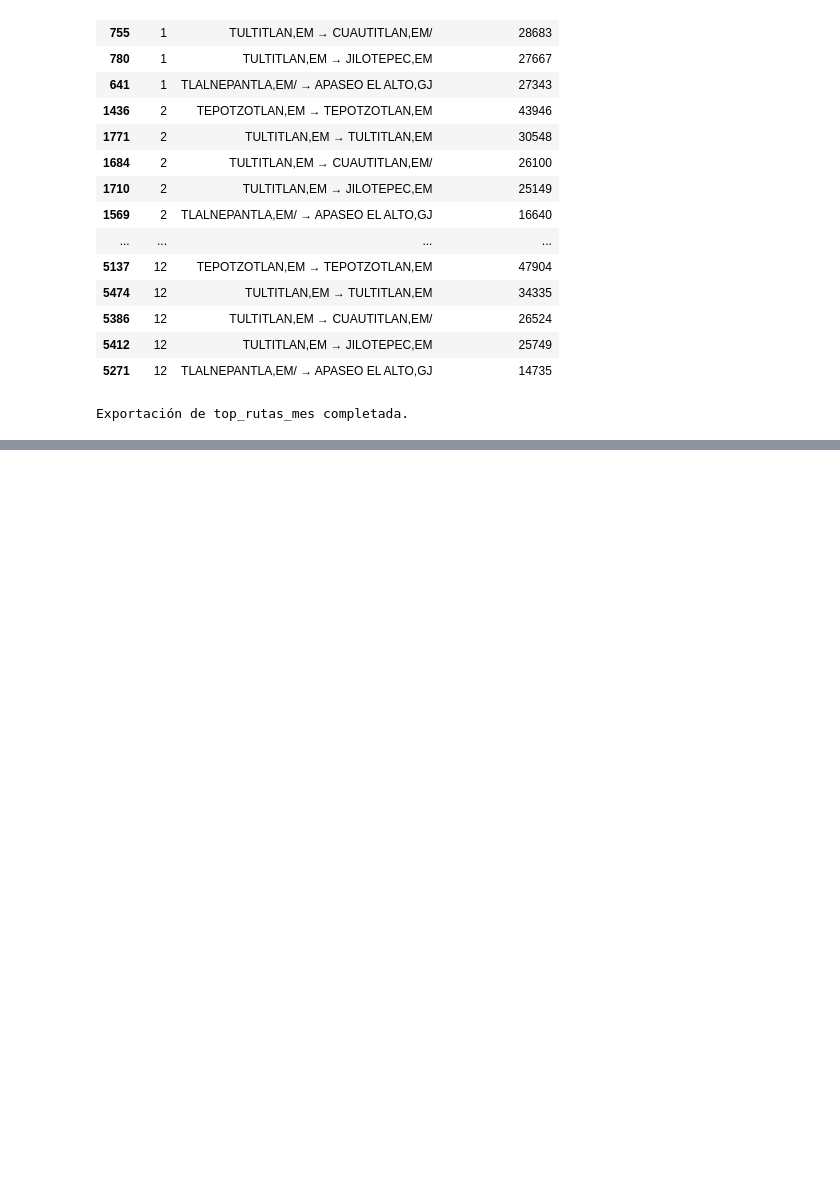
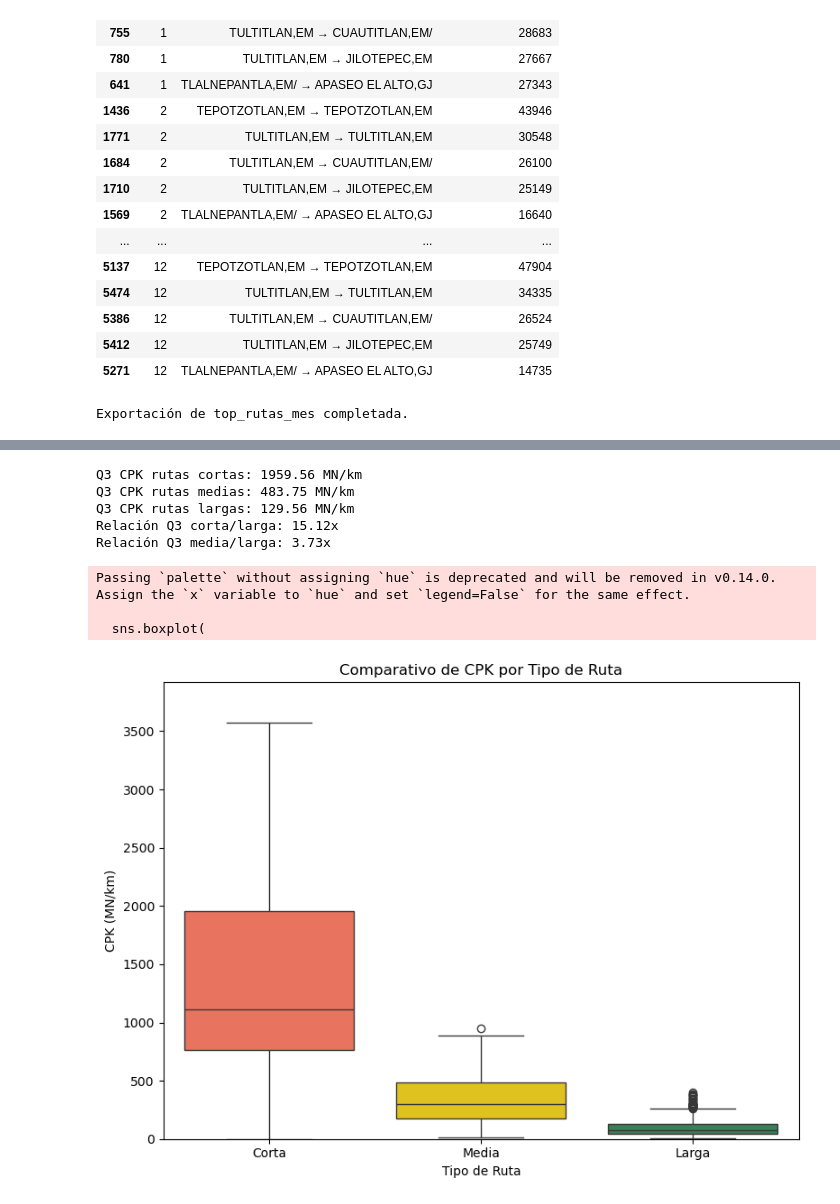
Before and after one commit to pomaremiliano/dashboard-datastorm, a Jupyter notebook: data/RecoleccionReto.ipynb, the cells around one changed output, grey strips where cells are left out. Drawn from its saved outputs; the diff is of its cells as text; code cells hidden in the pictures; blank space fills up the shorter version.

```diff
--- a/data/RecoleccionReto.ipynb
+++ b/data/RecoleccionReto.ipynb
@@ -1932,0 +2095,52 @@ Exportación de top_rutas_mes completada.
+# %%
+import seaborn as sns
+import matplotlib.pyplot as plt
+
+# Extraer CPK por tipo de ruta
+cpk_corta = tabla_rutas[tabla_rutas["TipoRuta"] == "Corta"]["CPK"]
+cpk_media = tabla_rutas[tabla_rutas["TipoRuta"] == "Media"]["CPK"]
+cpk_larga = tabla_rutas[tabla_rutas["TipoRuta"] == "Larga"]["CPK"]
+
+# Q3 para cada tipo de ruta
+q3_cpk_corta = cpk_corta.quantile(0.75)
+q3_cpk_media = cpk_media.quantile(0.75)
+q3_cpk_larga = cpk_larga.quantile(0.75)
+
+print(f"Q3 CPK rutas cortas: {q3_cpk_corta:.2f} MN/km")
+print(f"Q3 CPK rutas medias: {q3_cpk_media:.2f} MN/km")
+print(f"Q3 CPK rutas largas: {q3_cpk_larga:.2f} MN/km")
+print(f"Relación Q3 corta/larga: {q3_cpk_corta/q3_cpk_larga:.2f}x")
+print(f"Relación Q3 media/larga: {q3_cpk_media/q3_cpk_larga:.2f}x")
+
+# Boxplot comparativo
+plt.figure(figsize=(8, 6))
+sns.boxplot(
+    data=tabla_rutas[tabla_rutas["TipoRuta"].isin(["Corta", "Media", "Larga"])],
+    x="TipoRuta",
+    y="CPK",
+    palette={"Corta": "tomato", "Media": "gold", "Larga": "seagreen"},
+
+)
+plt.ylim(0, q3_cpk_corta * 2)
+plt.title("Comparativo de CPK por Tipo de Ruta")
+plt.ylabel("CPK (MN/km)")
+plt.xlabel("Tipo de Ruta")
+plt.tight_layout()
+plt.show()
+
+# Nota para tablero de control:
+# Puedes resaltar rutas cortas y medias con CPK > Q3_cpk_corta o Q3_cpk_media como "Rutas Críticas"
+tabla_rutas["Alerta_Critica"] = (
+    ((tabla_rutas["TipoRuta"] == "Corta") & (tabla_rutas["CPK"] > q3_cpk_corta)) |
+    ((tabla_rutas["TipoRuta"] == "Media") & (tabla_rutas["CPK"] > q3_cpk_media))
+)
+# %% [output]
+Q3 CPK rutas cortas: 1959.56 MN/km
+Q3 CPK rutas medias: 483.75 MN/km
+Q3 CPK rutas largas: 129.56 MN/km
+Relación Q3 corta/larga: 15.12x
+Relación Q3 media/larga: 3.73x
+Passing `palette` without assigning `hue` is deprecated and will be removed in v0.14.0. Assign the `x` variable to `hue` and set `legend=False` for the same effect.
+
+  sns.boxplot(
+[figure, added]
```
Also changed, not shown: parts of 8 cells of this notebook, 3 other files.
